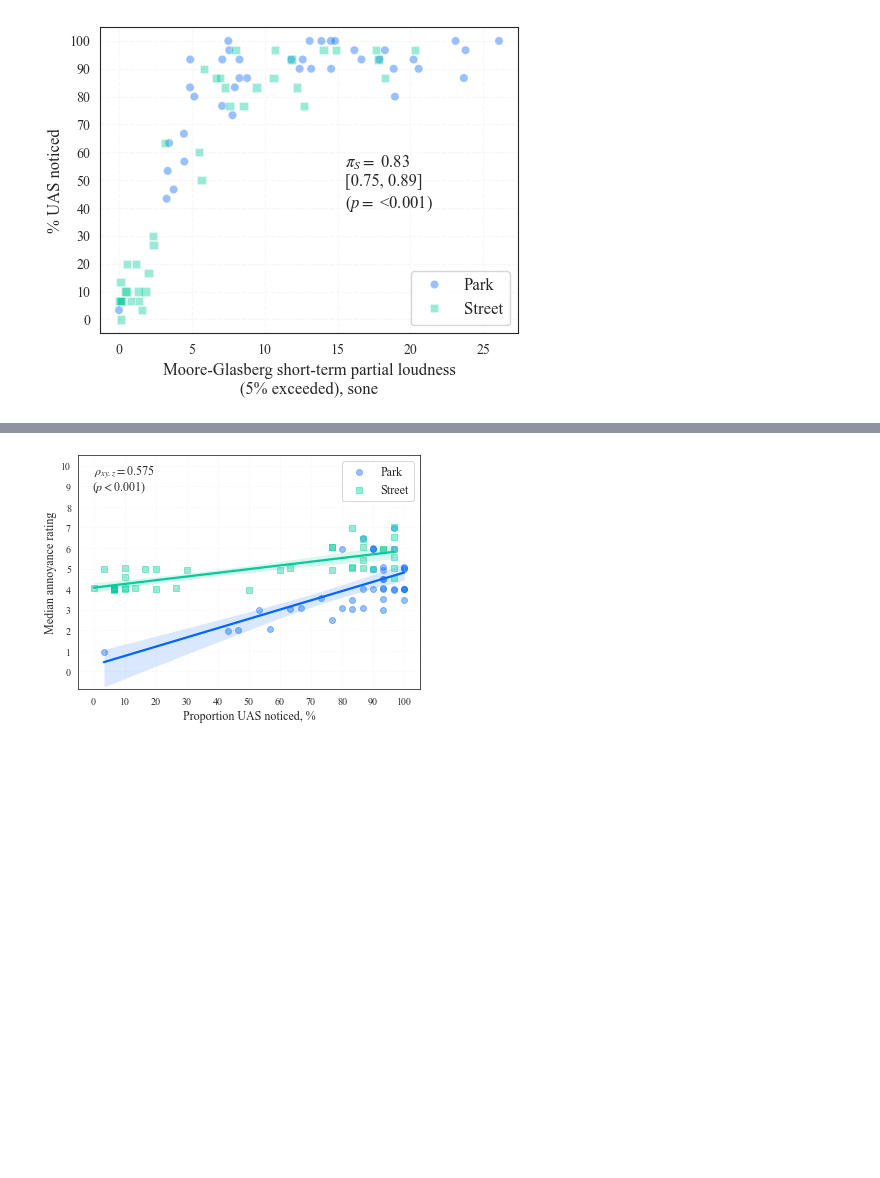
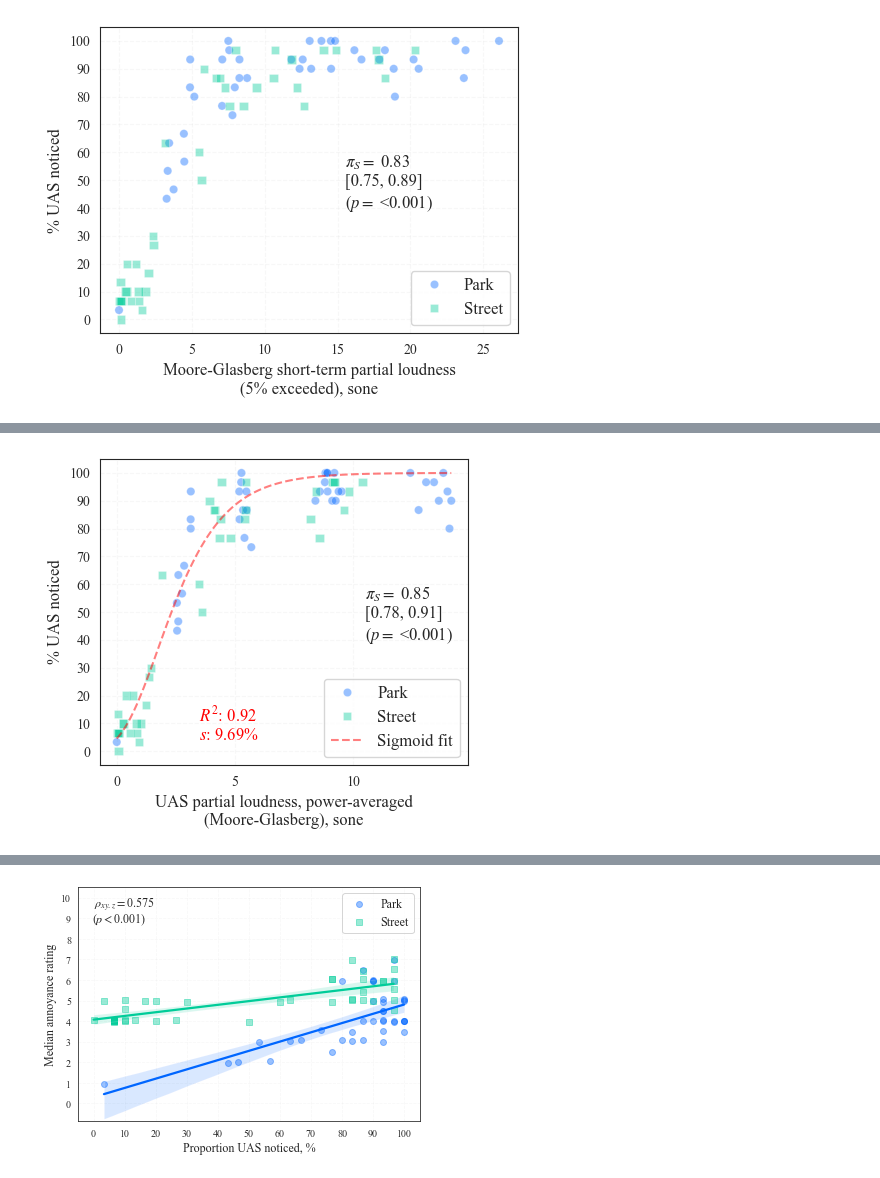
Before and after one commit to acoustics-code-salford/refmap-psychoacoustics, a Jupyter notebook: src/refmap_psychoacoustics/notebooks/refmap_listest1_analysis_EDA_partA.ipynb, the cells around one changed output, grey strips where cells are left out. Cells and saved outputs as stored; diff of their text form; code cells hidden in the pictures; blank space fills up the shorter version.

```diff
--- a/src/refmap_psychoacoustics/notebooks/refmap_listest1_analysis_EDA_partA.ipynb
+++ b/src/refmap_psychoacoustics/notebooks/refmap_listest1_analysis_EDA_partA.ipynb
@@ -1729 +1724,77 @@ plt.show()
+# %%
+fig, ax = plt.subplots(figsize=(4.5, 4))
+data = dataByStimTestANotice.sort_values(by='AmbientEnv')
+markers = {"Park": 'o', "Street": "s"}
+
+testCorr = pg.corr(dataByStimTestANotice.loc[:, 'PartLoudMGLTPowAvg'],
+                   dataByStimTestANotice.loc[:, 'NoticedPropFilt'],
+                   method='shepherd', n_boot=10000)
+
+rVal = displayRndVal(testCorr['r'].iloc[0], 2)
+pVal = displayRndVal(testCorr['p-val'].iloc[0], 3)
+rCI = testCorr['CI95%'].iloc[0]
+
+sns.scatterplot(data=data, x='PartLoudMGLTPowAvg', y='NoticedPropFilt',
+                hue='AmbientEnv', markers=markers, style='AmbientEnv',
+                ax=ax, palette=mycolours[0:2], alpha=0.4)
+ax.set(xticks=range(int((np.min(dataByStimTestANotice['PartLoudMGLTPowAvg'])-1)/5)*5,
+                    round(np.ceil(np.max(dataByStimTestANotice['PartLoudMGLTPowAvg']))/5)*5 + 5,
+                    5), yticks=np.arange(0, 1.1, 0.1), yticklabels=range(0, 110, 10),
+       xlabel="UAS partial loudness, power-averaged" + "\n" + "(Moore-Glasberg), sone",
+       ylabel="% UAS noticed")
+ax.grid(alpha=0.15, linestyle='--')
+ax.legend(loc='lower right', fontsize=12)
+
+bounds = ([0, 0, 1e-12], [10, 10, 10])
+
+popt, pcov = curve_fit(sigmoid,
+                       dataByStimTestANotice['PartLoudMGLTPowAvg'],
+                       dataByStimTestANotice['NoticedPropFilt'],
+                       p0=[1, 0, 6],
+                       bounds=bounds)
+
+dof = len(dataByStimTestANotice['PartLoudMGLTPowAvg']) - len(popt)
+
+# check if any of the parameters are at the bounds and thus can be considered fixed,
+# then subtract the number of fixed parameters from the degrees of freedom
+for i, (param, lower, upper) in enumerate(zip(popt, bounds[0], bounds[1])):
+    if np.isclose(param, lower):
+        print(f"Parameter {i} is at the lower bound and can be considered fixed.")
+        dof -= 1
+    elif np.isclose(param, upper):
+        print(f"Parameter {i} is at the upper bound and can be considered fixed.")
+        dof -= 1
+
+x_vals = np.linspace(np.min(dataByStimTestANotice['PartLoudMGLTPowAvg']),
+                     np.max(dataByStimTestANotice['PartLoudMGLTPowAvg']), 100)
+y_vals = sigmoid(x_vals, *popt)
+ax.plot(x_vals, y_vals, color='red', linestyle='--', alpha=0.5, label='Sigmoid fit')
+ax.legend(loc='lower right', fontsize=12)
+
+r_squared, rse = gof(dataByStimTestANotice['NoticedPropFilt'],
+                     sigmoid(dataByStimTestANotice['PartLoudMGLTPowAvg'], *popt),
+                     dof=dof)
+
+ax.text(3.5, 0.04, s=r"$R^2$: " + displayRndVal(r_squared, 2)
+        + "\n$s$: " + displayRndVal(rse*100, 2) + "%",
+        fontsize=12, color='red')
+
+ax.text(10.5, 0.4, r"$\pi_{S}=$ " + rVal
+        + "\n" + "[" + displayRndVal(rCI[0], 2) + ", "
+        + displayRndVal(rCI[1], 2) + "]"
+        + "\n" + "(" + r"$p=$ " + pVal + ")",
+        fontsize=12)
+
+if saveplots:
+
+    filename = "NoticeVsPartLoudMGLTPowAvgByAmbFiltPi"
+
+    plt.savefig(os.path.join(outFigPath, "svg", filename + ".svg"),
+                format='svg')
+    plt.savefig(os.path.join(outFigPath, "pdf", filename + ".pdf"),
+                format='pdf')
+
+plt.show()
+# %% [output]
+[figure, added]
 # %%
```
Also changed, not shown: parts of 4 cells of this notebook, 7 other files.
